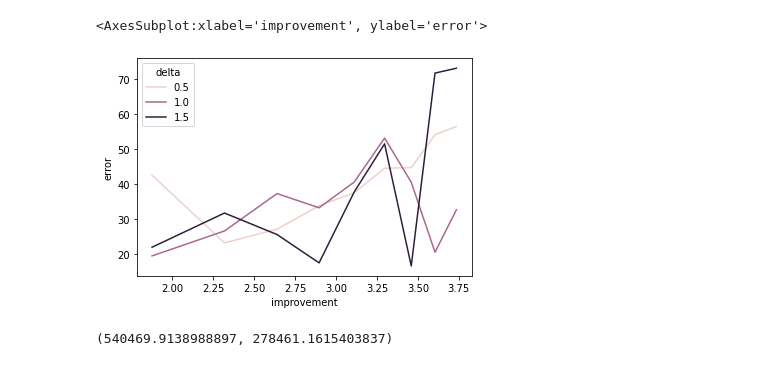
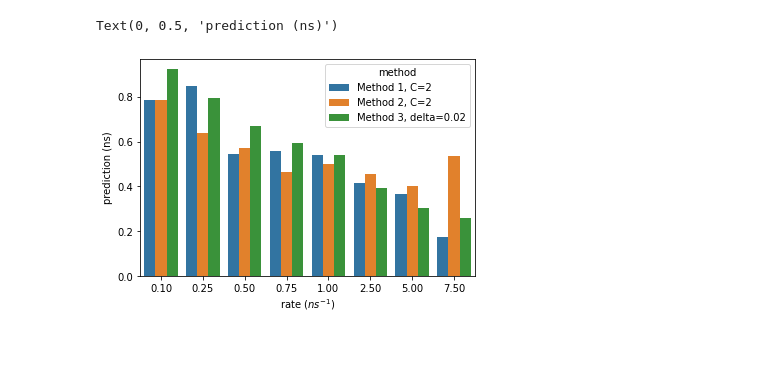
Before and after one commit to OfirBlumer/resetting, a Jupyter notebook: analyticalCaseStudy/030722.ipynb, the cells around one changed output. Saved outputs shown, nothing was run; the diff lists cells and outputs as text; code cells hidden in the pictures.

```diff
--- a/analyticalCaseStudy/030722.ipynb
+++ b/analyticalCaseStudy/030722.ipynb
@@ -167,25 +151,40 @@ data
-# %%
-sns.lineplot(data=data.reset_index(),x="improvement",y="error",hue="delta")
-# %% [output]
-<AxesSubplot:xlabel='improvement', ylabel='error'>
-[figure, removed]
-# %%
-
-
-def expansion(x,x0,delta,vals):
-
-    first = (-49/20*vals[0] + 6*vals[1] -15/2*vals[2] + 20/3*vals[3] -15/4*vals[4] + 6/5*vals[5] -1/6*vals[6])/delta
-    second = (469/90*vals[0] -223/10*vals[1] +879/20*vals[2] -949/18*vals[3] +41*vals[4] -201/10*vals[5] +1019/180*vals[6]-7/10*vals[7])/(delta**2)
-    third = (-801/80*vals[0] +349/6*vals[1] -18353/120*vals[2] +2391/10*vals[3] -1457/6*vals[4] +4891/30*vals[5] -561/8*vals[6]+527/30*vals[7]-469/240*vals[8])/(delta**3)
-    fourth = (1069/80*vals[0] -1316/15*vals[1] +15289/60*vals[2] -2144/5*vals[3] +10993/24*vals[4] -4772/15*vals[5] +2803/20*vals[6]-536/15*vals[7]+967/240 *vals[8])/(delta**4)
-
-    return vals[0] + first*(x-x0) + second*(x-x0)**2/2 + third*(x-x0)**3/6 + fourth*(x-x0)**4/24,vals[0]
-
-delta = 1e-8
-rate = 10e-7
-rs = np.array([rate+i*delta for i in range(10)])
-Trs = IGLaplace(rs,mu,D,1)
-mus = (1-Trs)/(rs*Trs)
-expansion(0,rate,delta,mus)
-# %% [output]
-(540469.9138988897, 278461.1615403837)
+# %%
+datalist = []
+rates = [1e-7,2.5e-7,5e-7,7.5e-7,1e-6,2.5e-6,5e-6,7.5e-6]
+for rate in rates:
+    ratename = format(rate*1000000,'.2f')
+    # method 1+2
+    pres2 = []
+    for C in [2,10,50]:
+        selrs = np.linspace(rate,rate*C,10000)
+        selTrs = IGLaplace(selrs,mu,D,1)
+        selmus = (1-selTrs)/(selrs*selTrs)
+        fit = scp.optimize.curve_fit(pade3_3, selrs, selmus,bounds=(0,np.inf))
+        Trs = IGLaplace(rate,mu,D,1)
+        mus = (1-Trs)/(rate*Trs)
+        prediction = (fit[0][0])/fit[0][1]
+        datalist.append(pd.DataFrame(dict(rate = [ratename],method = f"Method 1, C={C}",meanTr = mus/1000000,
+                                          improvement = 1e6/mus, prediction = prediction/1000000, error = abs(1e6-prediction)/1e4)))
+
+        fit = scp.optimize.curve_fit(pade3_4, selrs, selTrs,bounds=(0,np.inf))
+        pres2.append((fit[0][2]-fit[0][1])/fit[0][0])
+    for prediction, C in zip(pres2,[2,10,50]):
+        datalist.append(pd.DataFrame(dict(rate = [ratename],method = f"Method 2, C={C}",meanTr = mus/1000000,
+                          improvement = 1e6/mus, prediction = prediction/1000000, error = abs(1e6-prediction)/1e4)))
+
+    for delta in [0.02,0.1,0.5]:
+        selrs = np.linspace(rate,rate+8*rate*delta,9)
+        selTrs = IGLaplace(selrs,mu,D,1)
+        selmus = (1-selTrs)/(selrs*selTrs)
+        prediction = forwardExpansion(0,rate,rate*delta,selmus)
+        datalist.append(pd.DataFrame(dict(rate = [ratename],method = f"Method 3, delta={delta}",meanTr = mus/1000000,
+                          improvement = 1e6/mus, prediction = prediction/1000000, error = abs(1e6-prediction)/1e4)))
+
+data = pd.concat(datalist).set_index(["meanTr","improvement"])
+pd.set_option('display.max_rows', len(data))
+sns.barplot(data=data.query("method in ['Method 1, C=2','Method 2, C=2','Method 3, delta=0.02']"),x="rate",y="prediction",hue="method")
+plt.xlabel(r"rate ($ns^{-1}$)")
+plt.ylabel("prediction (ns)")
+# %% [output]
+Text(0, 0.5, 'prediction (ns)')
+[figure, added]
```
Also changed, not shown: parts of 12 cells of this notebook.
